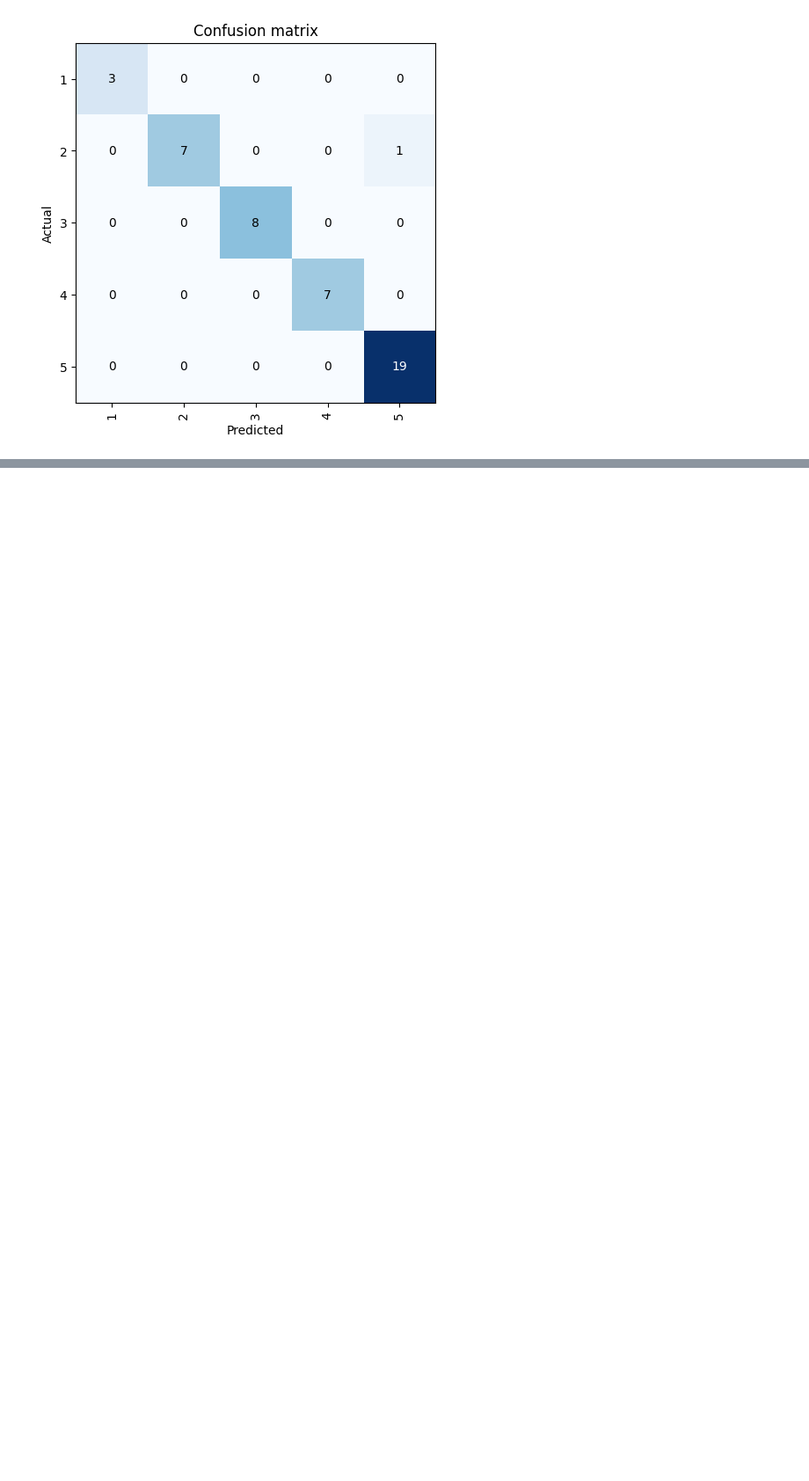
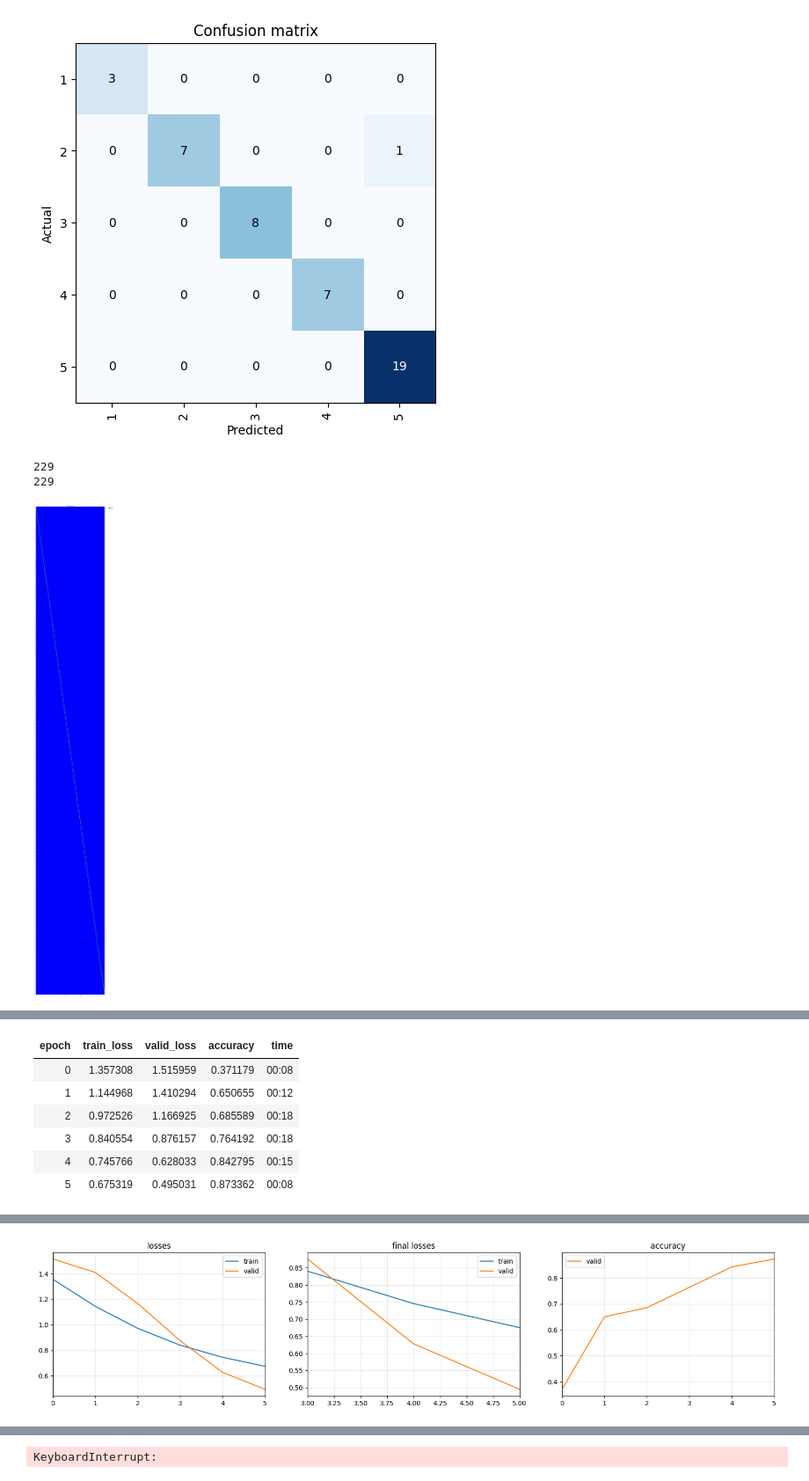
Before and after one commit to GitGabbo/IOR-Rehab-Thesis, a Jupyter notebook: models_trainer.ipynb, the cells around one changed output, grey strips where cells are left out. Shown at 88% size. Cells and saved outputs as stored; diff of their text form; code cells hidden in the pictures; blank space fills up the shorter version.

Commit message:
Implemented leave-one-out cross validation

```diff
--- a/models_trainer.ipynb
+++ b/models_trainer.ipynb
@@ -115,3 +115,50 @@ interp.plot_confusion_matrix()
 [interactive output not drawn]
 [interactive output not drawn]
 [figure]
+# %%
+verbose = False
+show_splitting_dist = False
+show_images = True
+find_best_lr = True
+
+ex_number = 1
+frame_number = "mean"
+epochs_number = 6
+batch_size = 32
+# %%
+X = np.array(extracted_data_reader.read_data_ex(ex_number=ex_number, frame_number=frame_number))
+Y = extracted_data_reader.read_target_ex(ex_number=ex_number)
+TARGETS_LABELS = ["Goal","Width","Head","Shoulders","Trunk"]
+# %% [output]
+229
+229
+# %%
+for i,target_name in enumerate(TARGETS_LABELS):
+    y = [y[i] for y in Y]
+    # leave-one-out cross validation
+    splits = get_splits(y, n_splits=len(y), shuffle=False, show_plot=show_splitting_dist)
+
+    # create datasets
+    tfms  = [None, [Categorize()]]
+    dsets = []
+    for split in splits:
+        dsets.append(TSDatasets(X, y, splits=split, tfms=tfms, inplace=True))
+
+    # load datasets
+    dls   = TSDataLoaders.from_dsets(*dsets, bs=batch_size, batch_tfms=[TSStandardize()], num_workers=0)
+    if show_images: dls.show_batch(sharey=True)
+
+    # create model
+    model = InceptionTime(dls.vars, dls.c)
+
+    # create learner
+    learn = Learner(dls, model, metrics=accuracy)
+    if find_best_lr: learn.lr_find()
+    learn.fit_one_cycle(epochs_number, lr_max=1e-3)
+    if show_images: learn.plot_metrics()
+
+    # save learner
+    stage_name = f"ex{ex_number}_stage0_{target_name}"
+    learn.save(stage_name)
+# %% [output]
+[figure, added]
@@ -117,0 +166,7 @@ interp.plot_confusion_matrix()
+| epoch | train_loss | valid_loss | accuracy | time |
+| 0 | 1.357308 | 1.515959 | 0.371179 | 00:08 |
+| 1 | 1.144968 | 1.410294 | 0.650655 | 00:12 |
+| 2 | 0.972526 | 1.166925 | 0.685589 | 00:18 |
+| 3 | 0.840554 | 0.876157 | 0.764192 | 00:18 |
+| 4 | 0.745766 | 0.628033 | 0.842795 | 00:15 |
+| 5 | 0.675319 | 0.495031 | 0.873362 | 00:08 |
@@ -117,0 +175 @@ interp.plot_confusion_matrix()
+[figure, added]
@@ -117,0 +177 @@ interp.plot_confusion_matrix()
+KeyboardInterrupt:
```
Also changed, not shown: parts of 1 cell of this notebook, 7 other files.
